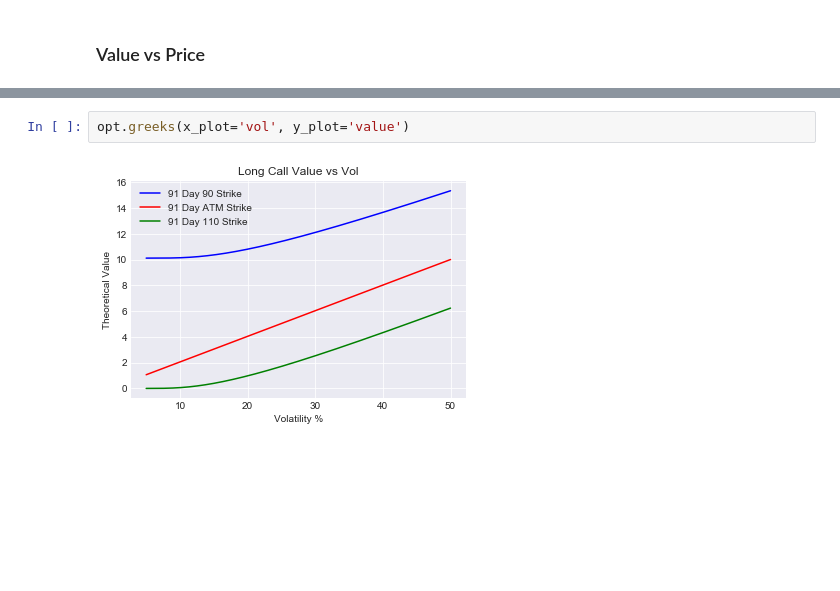
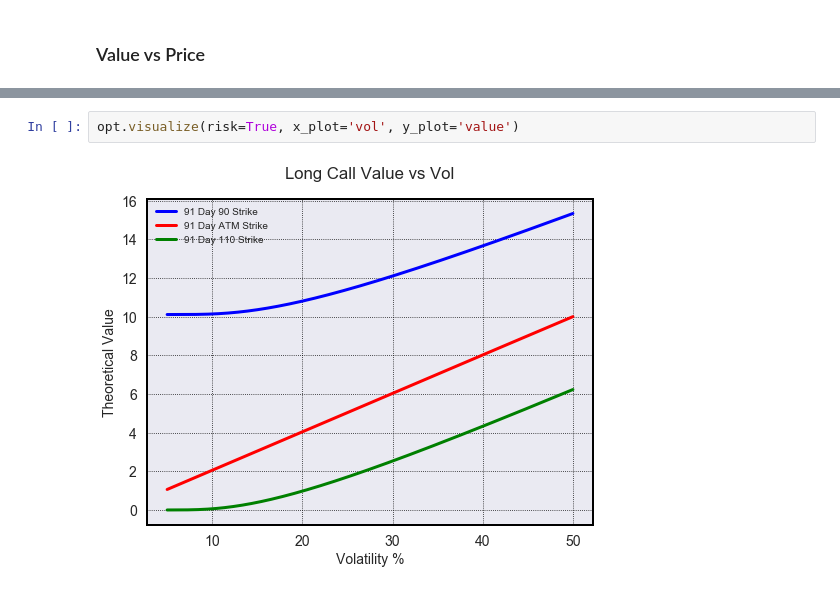
Before and after one commit to GBERESEARCH/optionvisualizer, a Jupyter notebook: notebooks/2D Greeks Graphs.ipynb, the cells around one changed output, grey strips where cells are left out. Drawn from its saved outputs; the diff is of its cells as text; blank space fills up the shorter version.

```diff
--- a/notebooks/2D Greeks Graphs.ipynb
+++ b/notebooks/2D Greeks Graphs.ipynb
@@ -38,5 +40,5 @@ opt.greeks(x_plot='price', y_plot='value')
 # %%
-opt.greeks(x_plot='vol', y_plot='value')
+opt.visualize(risk=True, x_plot='vol', y_plot='value')
 # %% [output]
-[figure, old version]
+[figure, new version]
 # %%
```
Also changed, not shown: parts of 19 cells of this notebook, 2 other files.
